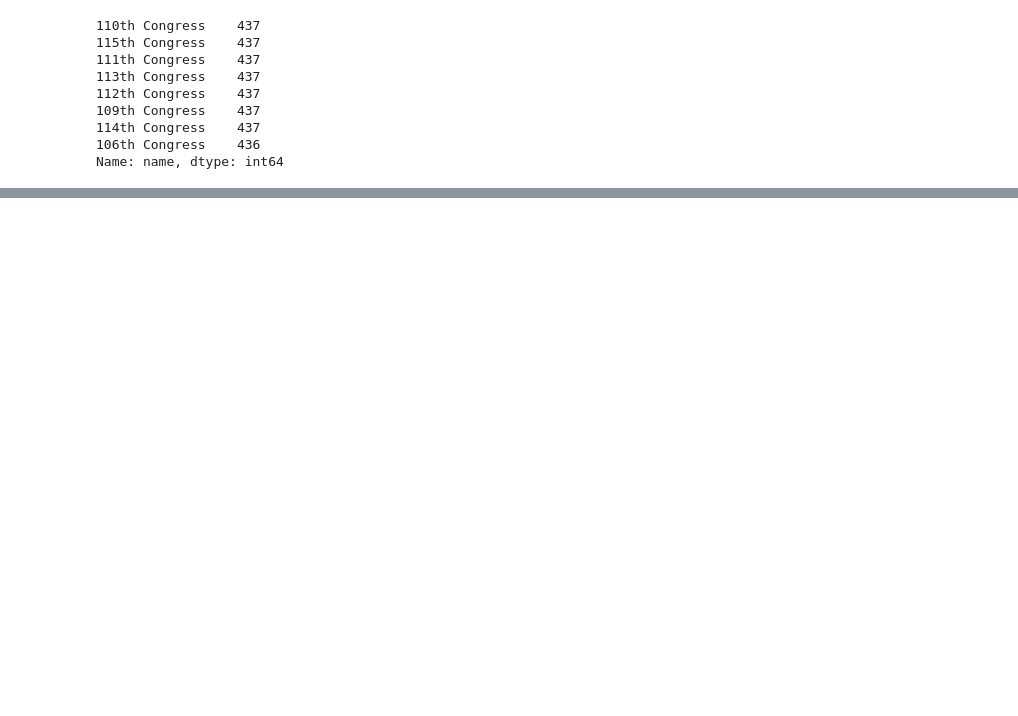
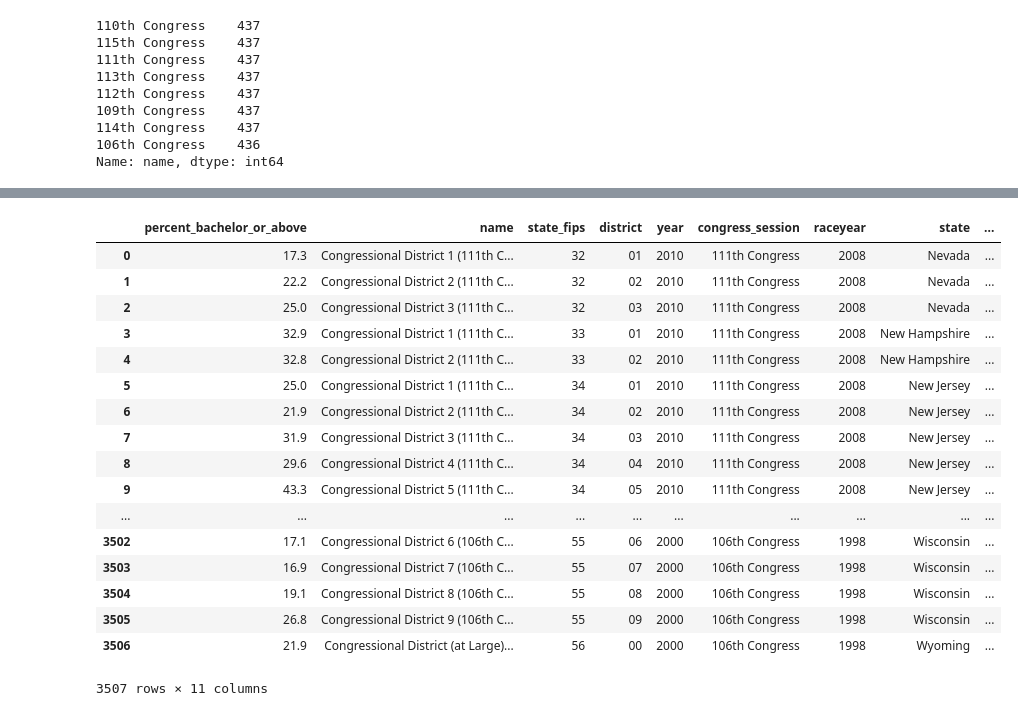
Before and after one commit to jiafengkevinchen/stat195-project, a Jupyter notebook: fetch_congressional_district.ipynb, the cells around one changed output, grey strips where cells are left out. Cells and saved outputs as stored; diff of their text form; code cells hidden in the pictures; blank space fills up the shorter version.

```diff
--- a/fetch_congressional_district.ipynb
+++ b/fetch_congressional_district.ipynb
@@ -97,0 +112,38 @@ df.to_csv('education.csv', )
+# %%
+df['state_fips'] = df['state_fips'].astype(str)
+df['district'] = df['district'].astype(str)
+# %%
+elections['state_fips'] = elections['state_fips'].astype(str)
+elections['district'] = elections['district'].astype(str)
+# %%
+years = {'106th Congress': 1998,
+ '109th Congress': 2004,
+ '110th Congress': 2006,
+ '111th Congress': 2008,
+ '112th Congress': 2010,
+ '113th Congress': 2012,
+ '114th Congress': 2014,
+ '115th Congress': 2016}
+# %%
+df['raceyear'] = df['congress_session'].apply(lambda x : years[x])
+# %%
+df.merge(elections, on=['state_fips', 'district', 'raceyear'], how='left')
+# %% [output]
+|  | percent_bachelor_or_above | name | state_fips | district | year | congress_session | raceyear | state | ... |
+| 0 | 17.3 | Congressional District 1 (111th C... | 32 | 01 | 2010 | 111th Congress | 2008 | Nevada | ... |
+| 1 | 22.2 | Congressional District 2 (111th C... | 32 | 02 | 2010 | 111th Congress | 2008 | Nevada | ... |
+| 2 | 25.0 | Congressional District 3 (111th C... | 32 | 03 | 2010 | 111th Congress | 2008 | Nevada | ... |
+| 3 | 32.9 | Congressional District 1 (111th C... | 33 | 01 | 2010 | 111th Congress | 2008 | New Hampshire | ... |
+| 4 | 32.8 | Congressional District 2 (111th C... | 33 | 02 | 2010 | 111th Congress | 2008 | New Hampshire | ... |
+| 5 | 25.0 | Congressional District 1 (111th C... | 34 | 01 | 2010 | 111th Congress | 2008 | New Jersey | ... |
+| 6 | 21.9 | Congressional District 2 (111th C... | 34 | 02 | 2010 | 111th Congress | 2008 | New Jersey | ... |
+| 7 | 31.9 | Congressional District 3 (111th C... | 34 | 03 | 2010 | 111th Congress | 2008 | New Jersey | ... |
+| 8 | 29.6 | Congressional District 4 (111th C... | 34 | 04 | 2010 | 111th Congress | 2008 | New Jersey | ... |
+| 9 | 43.3 | Congressional District 5 (111th C... | 34 | 05 | 2010 | 111th Congress | 2008 | New Jersey | ... |
+| ... | ... | ... | ... | ... | ... | ... | ... | ... | ... |
+| 3502 | 17.1 | Congressional District 6 (106th C... | 55 | 06 | 2000 | 106th Congress | 1998 | Wisconsin | ... |
+| 3503 | 16.9 | Congressional District 7 (106th C... | 55 | 07 | 2000 | 106th Congress | 1998 | Wisconsin | ... |
+| 3504 | 19.1 | Congressional District 8 (106th C... | 55 | 08 | 2000 | 106th Congress | 1998 | Wisconsin | ... |
+| 3505 | 26.8 | Congressional District 9 (106th C... | 55 | 09 | 2000 | 106th Congress | 1998 | Wisconsin | ... |
+| 3506 | 21.9 | Congressional District (at Large)... | 56 | 00 | 2000 | 106th Congress | 1998 | Wyoming | ... |
+3507 rows × 11 columns
```
Also changed, not shown: parts of 11 cells of this notebook, 5 other files.
